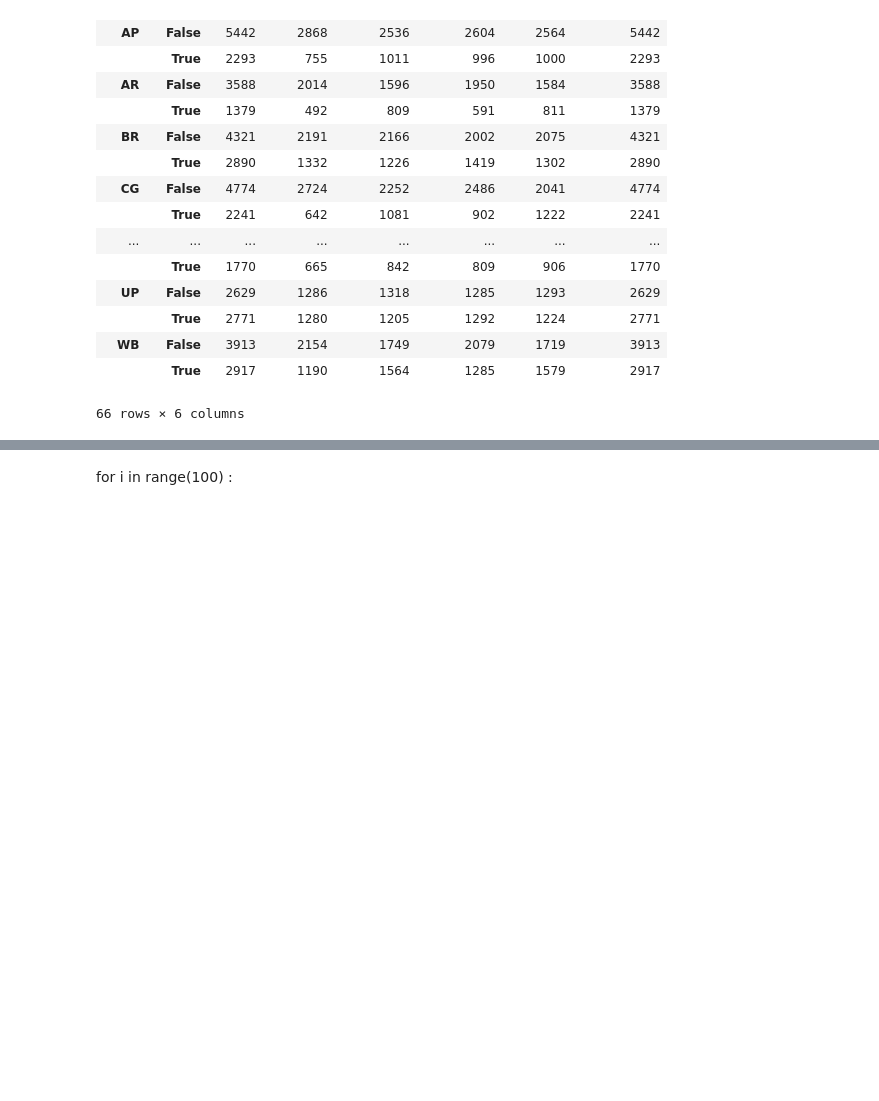
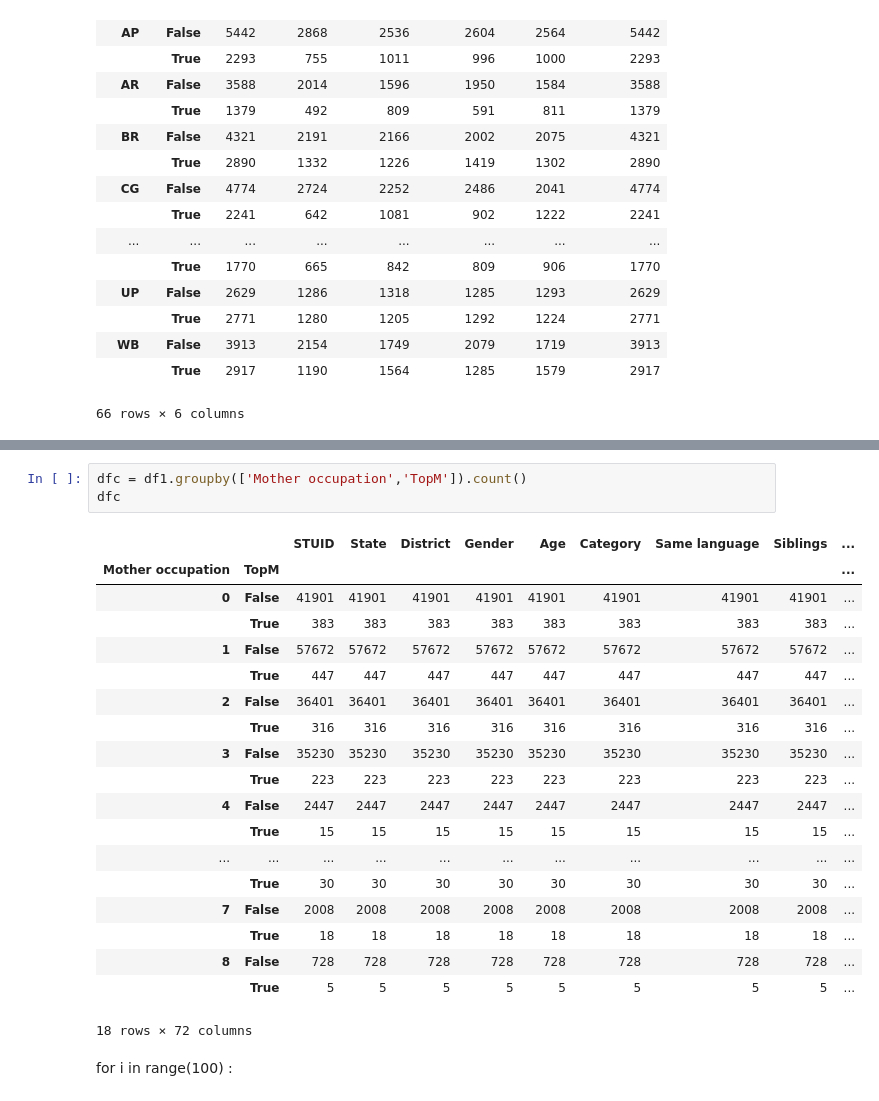
Before and after one commit to holy-devil/nas-dataviz, a Jupyter notebook: analysis/NAS Plots.ipynb, the cells around one changed output, grey strips where cells are left out. Cells and saved outputs as stored; diff of their text form; blank space fills up the shorter version.

```diff
--- a/analysis/NAS Plots.ipynb
+++ b/analysis/NAS Plots.ipynb
@@ -566,2 +623,25 @@ g1
+# %%
+dfc = df1.groupby(['Mother occupation','TopM']).count()
+dfc
+# %% [output]
+|  |  | STUID | State | District | Gender | Age | Category | Same language | Siblings | ... |
+| Mother occupation | TopM |  |  |  |  |  |  |  |  | ... |
+| 0 | False | 41901 | 41901 | 41901 | 41901 | 41901 | 41901 | 41901 | 41901 | ... |
+|  | True | 383 | 383 | 383 | 383 | 383 | 383 | 383 | 383 | ... |
+| 1 | False | 57672 | 57672 | 57672 | 57672 | 57672 | 57672 | 57672 | 57672 | ... |
+|  | True | 447 | 447 | 447 | 447 | 447 | 447 | 447 | 447 | ... |
+| 2 | False | 36401 | 36401 | 36401 | 36401 | 36401 | 36401 | 36401 | 36401 | ... |
+|  | True | 316 | 316 | 316 | 316 | 316 | 316 | 316 | 316 | ... |
+| 3 | False | 35230 | 35230 | 35230 | 35230 | 35230 | 35230 | 35230 | 35230 | ... |
+|  | True | 223 | 223 | 223 | 223 | 223 | 223 | 223 | 223 | ... |
+| 4 | False | 2447 | 2447 | 2447 | 2447 | 2447 | 2447 | 2447 | 2447 | ... |
+|  | True | 15 | 15 | 15 | 15 | 15 | 15 | 15 | 15 | ... |
+| ... | ... | ... | ... | ... | ... | ... | ... | ... | ... | ... |
+|  | True | 30 | 30 | 30 | 30 | 30 | 30 | 30 | 30 | ... |
+| 7 | False | 2008 | 2008 | 2008 | 2008 | 2008 | 2008 | 2008 | 2008 | ... |
+|  | True | 18 | 18 | 18 | 18 | 18 | 18 | 18 | 18 | ... |
+| 8 | False | 728 | 728 | 728 | 728 | 728 | 728 | 728 | 728 | ... |
+|  | True | 5 | 5 | 5 | 5 | 5 | 5 | 5 | 5 | ... |
+18 rows × 72 columns
 # %% [markdown]
 for i in range(100) :
```
Also changed, not shown: parts of 6 cells of this notebook, 2 other files.
